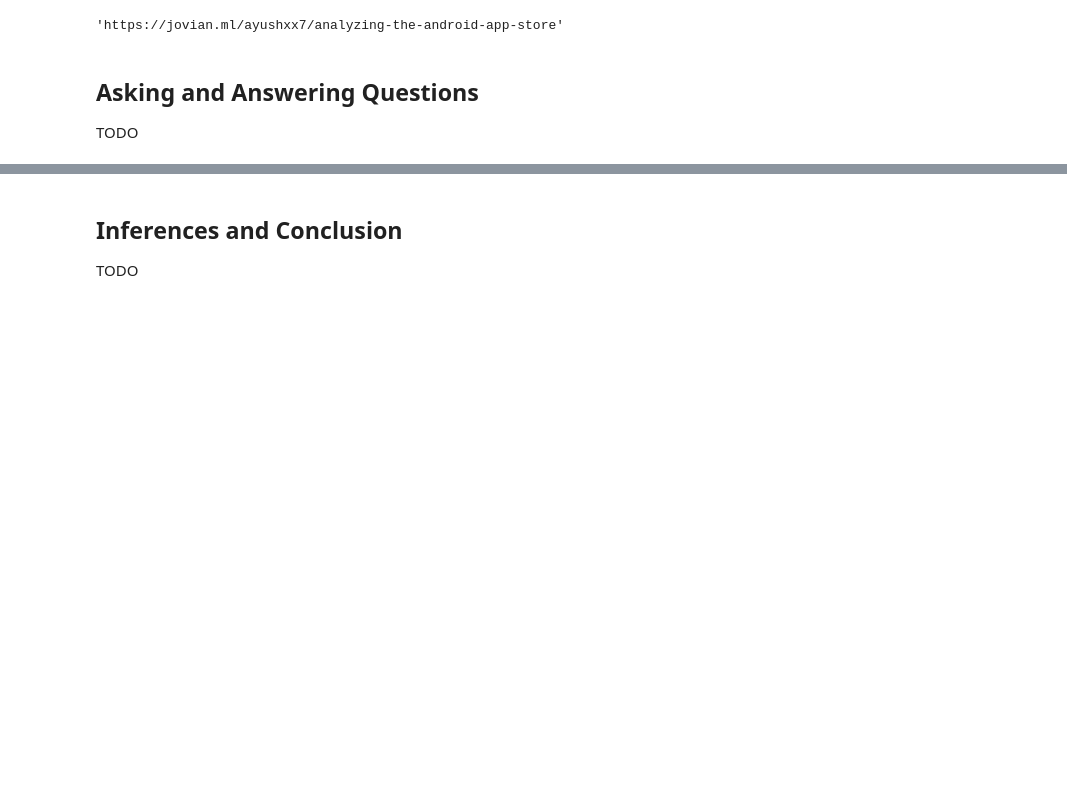
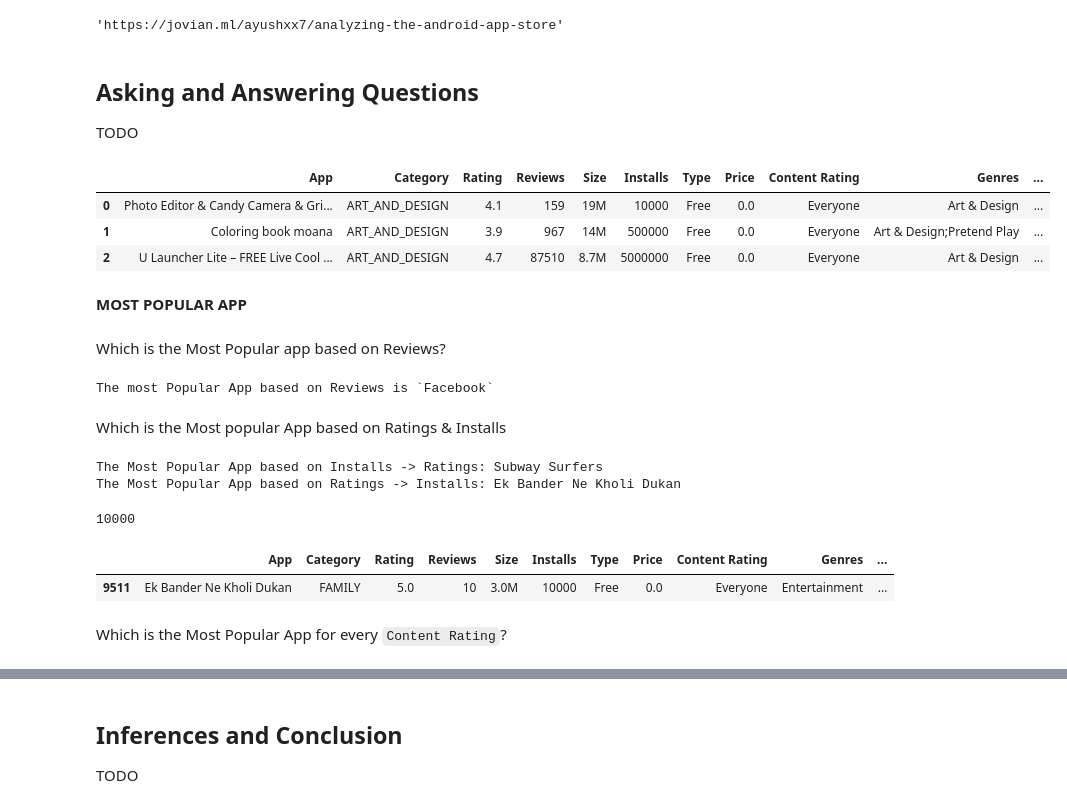
Before and after one commit to ayushxx7/pandas-course-project, a Jupyter notebook: zerotopandas_course_project.ipynb, the cells around one changed output, grey strips where cells are left out. Drawn from its saved outputs; the diff is of its cells as text; code cells hidden in the pictures; blank space fills up the shorter version.

Commit message:
Questions 1: MOST POPULAR APP

```diff
--- a/zerotopandas_course_project.ipynb
+++ b/zerotopandas_course_project.ipynb
@@ -522,6 +522,13 @@ jovian.commit(project=project_name)
 ## Asking and Answering Questions
 
 TODO
+# %%
+df.head(3)
+# %% [output]
+|  | App | Category | Rating | Reviews | Size | Installs | Type | Price | Content Rating | Genres | ... |
+| 0 | Photo Editor & Candy Camera & Gri... | ART_AND_DESIGN | 4.1 | 159 | 19M | 10000 | Free | 0.0 | Everyone | Art & Design | ... |
+| 1 | Coloring book moana | ART_AND_DESIGN | 3.9 | 967 | 14M | 500000 | Free | 0.0 | Everyone | Art & Design;Pretend Play | ... |
+| 2 | U Launcher Lite – FREE Live Cool ... | ART_AND_DESIGN | 4.7 | 87510 | 8.7M | 5000000 | Free | 0.0 | Everyone | Art & Design | ... |
 # %%
 import datetime
 x = df.loc[df.Reviews == 0]
@@ -530,0 +536,36 @@ import jovian
+# %% [markdown]
+**MOST POPULAR APP**
+# %% [markdown]
+Which is the Most Popular app based on Reviews?
+# %%
+maximum_reviews = df.Reviews.max()
+app_name = df.loc[df.Reviews == maximum_reviews]['App'].tolist()[0]
+print(f"The most Popular App based on Reviews is `{app_name}`")
+# %% [output]
+The most Popular App based on Reviews is `Facebook`
+# %% [markdown]
+Which is the Most popular App based on Ratings & Installs
+# %%
+sorted_df = df.sort_values(['Installs', 'Rating'], ascending=False).head(10)
+app_name = sorted_df['App'].tolist()[0]
+print(f"The Most Popular App based on Installs -> Ratings: {app_name}")
+
+sorted_df = df.sort_values(['Rating', 'Installs'], ascending=False).head(10)
+app_name = sorted_df['App'].tolist()[0]
+print(f"The Most Popular App based on Ratings -> Installs: {app_name}")
+# %% [output]
+The Most Popular App based on Installs -> Ratings: Subway Surfers
+The Most Popular App based on Ratings -> Installs: Ek Bander Ne Kholi Dukan
+# %%
+# Verifying whether the Ratings -> Installs Analysis is accurate
+df.Rating.value_counts()
+df.loc[df.Rating == 4.3]
+df.Installs.value_counts()
+print(df.loc[df.Rating == 5]['Installs'].max())
+df.loc[df.App == 'Ek Bander Ne Kholi Dukan']
+# %% [output]
+10000
+|  | App | Category | Rating | Reviews | Size | Installs | Type | Price | Content Rating | Genres | ... |
+| 9511 | Ek Bander Ne Kholi Dukan | FAMILY | 5.0 | 10 | 3.0M | 10000 | Free | 0.0 | Everyone | Entertainment | ... |
+# %% [markdown]
+Which is the Most Popular App for every `Content Rating`?
```
Also changed, not shown: parts of 7 cells of this notebook.
